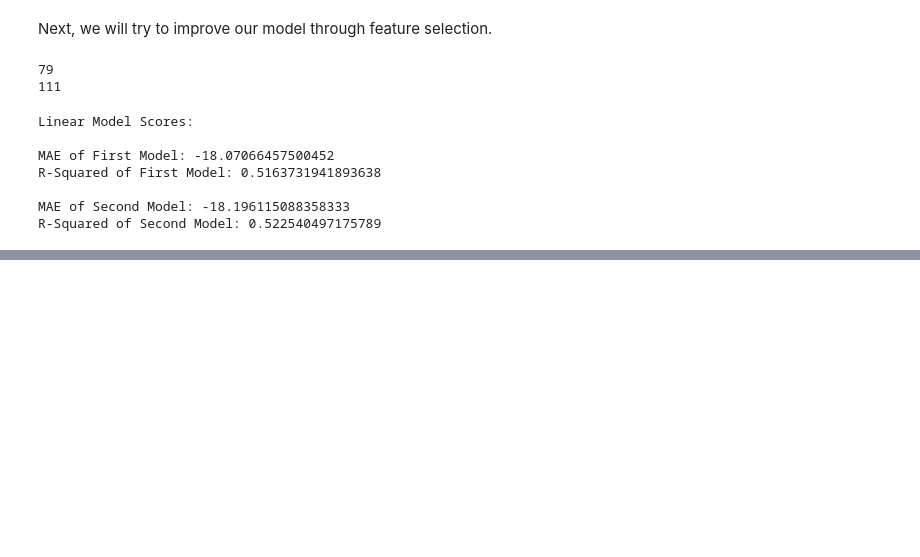
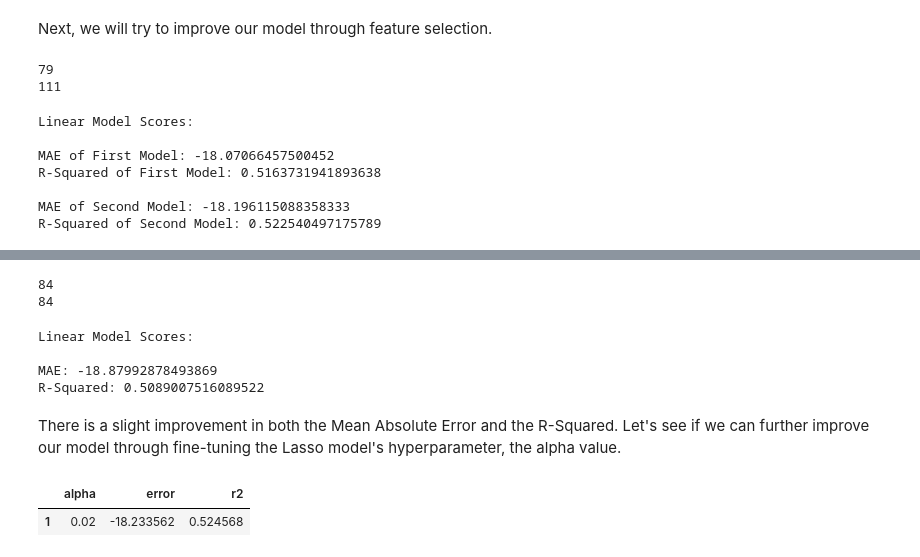
Before and after one commit to Aviost111/ds_project, a Jupyter notebook: GLASSDOOR SALARY PREDICTION PROJECT.ipynb, the cells around one changed output, grey strips where cells are left out. Saved outputs shown, nothing was run; the diff lists cells and outputs as text; code cells hidden in the pictures; blank space fills up the shorter version.

Commit message:
more on models

```diff
--- a/GLASSDOOR SALARY PREDICTION PROJECT.ipynb
+++ b/GLASSDOOR SALARY PREDICTION PROJECT.ipynb
@@ -1059,0 +1131,78 @@ R-Squared of Second Model: 0.522540497175789
+# %%
+# finding the best "k" number of features for the feature selection function
+
+r2_arr2=[]
+mae_arr2=[]
+
+# function that iterates through every 'k' value of features
+
+for i in range(1,161):
+    X_train_fs2, X_test_fs2, fs2 = select_features(X2_train, y2_train, X2_test,i)
+    model2 = Lasso(alpha=0.1)
+    model2.fit(X_train_fs2, y2_train)
+
+    model2_improved = np.mean(cross_val_score(model2, X_train_fs2, y2_train, scoring='neg_mean_absolute_error', cv=kf))
+    r2_improved2= np.mean(cross_val_score(model2, X_train_fs2, y2_train, cv=kf))
+
+    r2_arr2.append(r2_improved2)
+    mae_arr2.append(model2_improved)
+    np.seterr(invalid='ignore')
+
+
+# finding the best 'k' for r2 and for mae
+
+maxIr2=find_best(r2_arr2,160)
+print(maxIr2)
+
+maxIm=find_best(mae_arr2,160)
+print(maxIm)
+# %% [output]
+84
+84
+# %%
+# saving our selected feature into this index
+
+X_train_fs2, X_test_fs2, fs2 = select_features(X2_train, y2_train, X2_test,84)
+# %%
+model2 = Lasso(alpha=0.1)
+model2.fit(X_train_fs2, y2_train)
+
+model2_improved = np.mean(cross_val_score(model2, X_train_fs2, y2_train, scoring='neg_mean_absolute_error', cv=kf))
+r2_improved2= np.mean(cross_val_score(model2, X_train_fs2, y2_train, cv=kf))
+
+
+print('Linear Model Scores:')
+print(f"\nMAE: {model2_improved}")
+print(f"R-Squared: {r2_improved2}")
+# %% [output]
+Linear Model Scores:
+
+MAE: -18.87992878493869
+R-Squared: 0.5089007516089522
+# %% [markdown]
+There is a slight improvement in both the Mean Absolute Error and the R-Squared. Let's see if we can further improve our model through fine-tuning the Lasso model's hyperparameter, the alpha value.
+# %%
+alpha = []
+error = []
+r2 = []
+
+for i in range (1,100):
+
+    alpha.append(i/100)
+
+    lasso = Lasso(alpha=(i/100))
+
+    lasso.fit(X_train_fs2, y2_train)
+
+    error.append(np.mean(cross_val_score(lasso, X_train_fs2, y2_train, scoring='neg_mean_absolute_error', cv=kf)))
+
+    r2.append(np.mean(cross_val_score(lasso, X_train_fs2, y2_train, cv=kf)))
+
+score = tuple(zip(alpha,error,r2))
+
+df_score = pd.DataFrame(score, columns = ['alpha','error','r2'])
+
+df_score[df_score.r2 == max(df_score.r2)]
+# %% [output]
+|  | alpha | error | r2 |
+| 1 | 0.02 | -18.233562 | 0.524568 |
```
Also changed, not shown: parts of 7 cells of this notebook.
